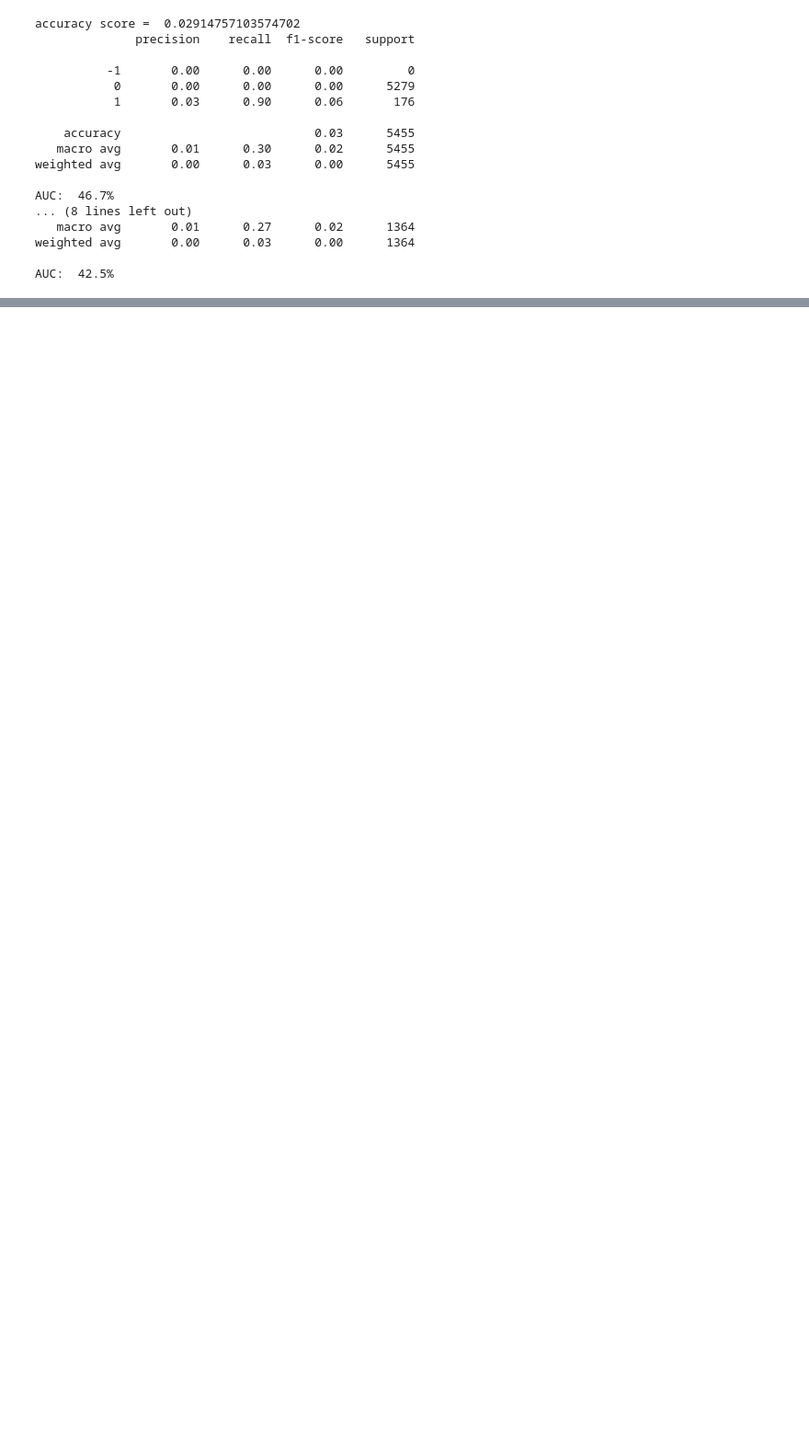
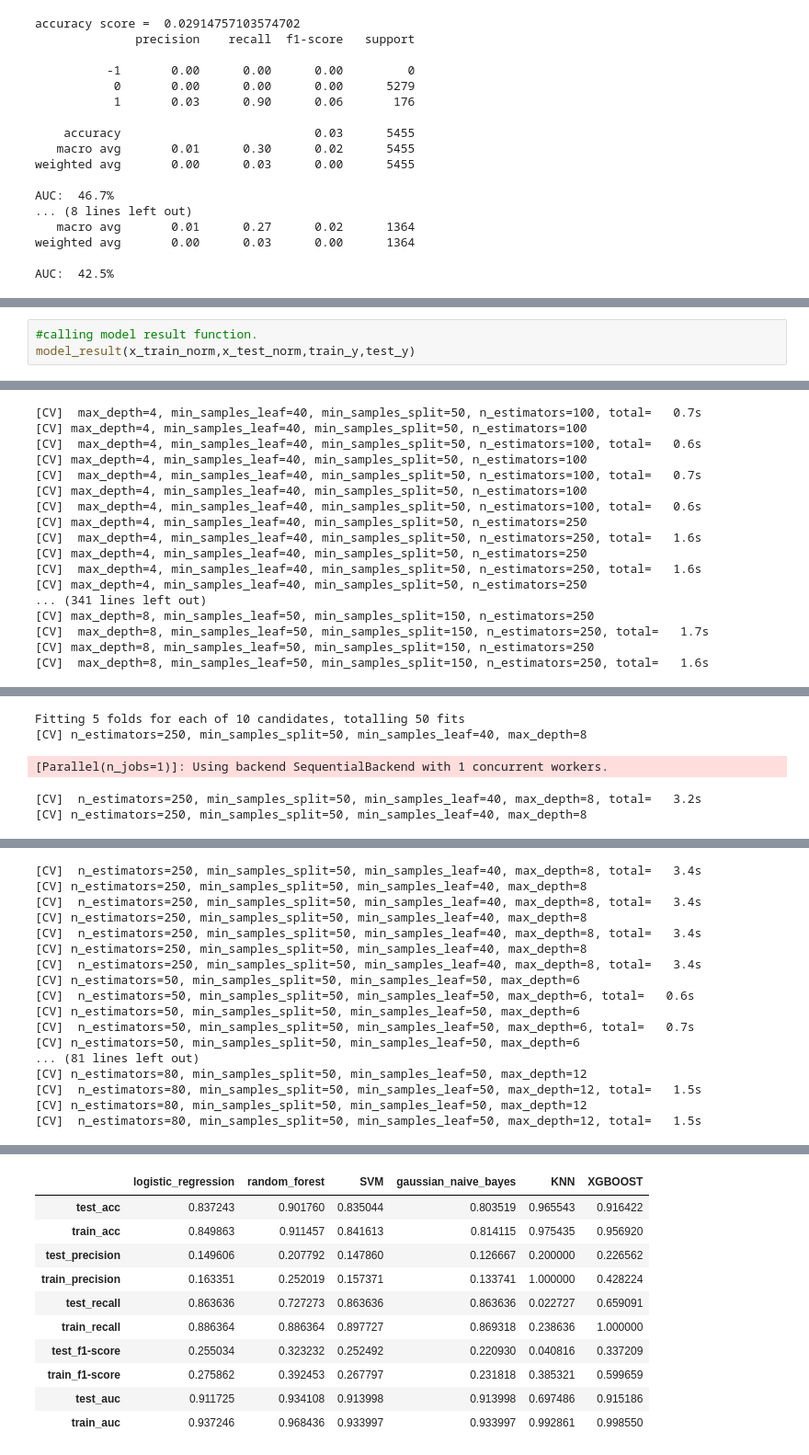
Before and after one commit to Sukruthr/Company-Bankruptcy-Prediction, a Jupyter notebook: COMPANY_BANKRUPTCY_PREDICTION_(_Final_TeamNotebook_).ipynb, the cells around one changed output, grey strips where cells are left out. Shown at 92% size. Drawn from its saved outputs; the diff is of its cells as text; blank space fills up the shorter version.

Commit message:
Model Building after feature reduction

```diff
--- a/COMPANY_BANKRUPTCY_PREDICTION_(_Final_TeamNotebook_).ipynb
+++ b/COMPANY_BANKRUPTCY_PREDICTION_(_Final_TeamNotebook_).ipynb
@@ -1094,0 +1099,4 @@ AUC:  42.5%
+# %%
+#calling model result function.
+model_result(x_train_norm,x_test_norm,train_y,test_y)
+# %% [output]
@@ -1094,0 +1109,17 @@ AUC:  42.5%
+[CV]  max_depth=4, min_samples_leaf=40, min_samples_split=50, n_estimators=100, total=   0.7s
+[CV] max_depth=4, min_samples_leaf=40, min_samples_split=50, n_estimators=100
+[CV]  max_depth=4, min_samples_leaf=40, min_samples_split=50, n_estimators=100, total=   0.6s
+[CV] max_depth=4, min_samples_leaf=40, min_samples_split=50, n_estimators=100
+[CV]  max_depth=4, min_samples_leaf=40, min_samples_split=50, n_estimators=100, total=   0.7s
+[CV] max_depth=4, min_samples_leaf=40, min_samples_split=50, n_estimators=100
+[CV]  max_depth=4, min_samples_leaf=40, min_samples_split=50, n_estimators=100, total=   0.6s
+[CV] max_depth=4, min_samples_leaf=40, min_samples_split=50, n_estimators=250
+[CV]  max_depth=4, min_samples_leaf=40, min_samples_split=50, n_estimators=250, total=   1.6s
+[CV] max_depth=4, min_samples_leaf=40, min_samples_split=50, n_estimators=250
+[CV]  max_depth=4, min_samples_leaf=40, min_samples_split=50, n_estimators=250, total=   1.6s
+[CV] max_depth=4, min_samples_leaf=40, min_samples_split=50, n_estimators=250
+... (341 lines left out)
+[CV] max_depth=8, min_samples_leaf=50, min_samples_split=150, n_estimators=250
+[CV]  max_depth=8, min_samples_leaf=50, min_samples_split=150, n_estimators=250, total=   1.7s
+[CV] max_depth=8, min_samples_leaf=50, min_samples_split=150, n_estimators=250
+[CV]  max_depth=8, min_samples_leaf=50, min_samples_split=150, n_estimators=250, total=   1.6s
@@ -1094,0 +1127,5 @@ AUC:  42.5%
+Fitting 5 folds for each of 10 candidates, totalling 50 fits
+[CV] n_estimators=250, min_samples_split=50, min_samples_leaf=40, max_depth=8
+[Parallel(n_jobs=1)]: Using backend SequentialBackend with 1 concurrent workers.
+[CV]  n_estimators=250, min_samples_split=50, min_samples_leaf=40, max_depth=8, total=   3.2s
+[CV] n_estimators=250, min_samples_split=50, min_samples_leaf=40, max_depth=8
@@ -1094,0 +1133,17 @@ AUC:  42.5%
+[CV]  n_estimators=250, min_samples_split=50, min_samples_leaf=40, max_depth=8, total=   3.4s
+[CV] n_estimators=250, min_samples_split=50, min_samples_leaf=40, max_depth=8
+[CV]  n_estimators=250, min_samples_split=50, min_samples_leaf=40, max_depth=8, total=   3.4s
+[CV] n_estimators=250, min_samples_split=50, min_samples_leaf=40, max_depth=8
+[CV]  n_estimators=250, min_samples_split=50, min_samples_leaf=40, max_depth=8, total=   3.4s
+[CV] n_estimators=250, min_samples_split=50, min_samples_leaf=40, max_depth=8
+[CV]  n_estimators=250, min_samples_split=50, min_samples_leaf=40, max_depth=8, total=   3.4s
+[CV] n_estimators=50, min_samples_split=50, min_samples_leaf=50, max_depth=6
+[CV]  n_estimators=50, min_samples_split=50, min_samples_leaf=50, max_depth=6, total=   0.6s
+[CV] n_estimators=50, min_samples_split=50, min_samples_leaf=50, max_depth=6
+[CV]  n_estimators=50, min_samples_split=50, min_samples_leaf=50, max_depth=6, total=   0.7s
+[CV] n_estimators=50, min_samples_split=50, min_samples_leaf=50, max_depth=6
+... (81 lines left out)
+[CV] n_estimators=80, min_samples_split=50, min_samples_leaf=50, max_depth=12
+[CV]  n_estimators=80, min_samples_split=50, min_samples_leaf=50, max_depth=12, total=   1.5s
+[CV] n_estimators=80, min_samples_split=50, min_samples_leaf=50, max_depth=12
+[CV]  n_estimators=80, min_samples_split=50, min_samples_leaf=50, max_depth=12, total=   1.5s
@@ -1094,0 +1151,11 @@ AUC:  42.5%
+|  | logistic_regression | random_forest | SVM | gaussian_naive_bayes | KNN | XGBOOST |
+| test_acc | 0.837243 | 0.901760 | 0.835044 | 0.803519 | 0.965543 | 0.916422 |
+| train_acc | 0.849863 | 0.911457 | 0.841613 | 0.814115 | 0.975435 | 0.956920 |
+| test_precision | 0.149606 | 0.207792 | 0.147860 | 0.126667 | 0.200000 | 0.226562 |
+| train_precision | 0.163351 | 0.252019 | 0.157371 | 0.133741 | 1.000000 | 0.428224 |
+| test_recall | 0.863636 | 0.727273 | 0.863636 | 0.863636 | 0.022727 | 0.659091 |
+| train_recall | 0.886364 | 0.886364 | 0.897727 | 0.869318 | 0.238636 | 1.000000 |
+| test_f1-score | 0.255034 | 0.323232 | 0.252492 | 0.220930 | 0.040816 | 0.337209 |
+| train_f1-score | 0.275862 | 0.392453 | 0.267797 | 0.231818 | 0.385321 | 0.599659 |
+| test_auc | 0.911725 | 0.934108 | 0.913998 | 0.913998 | 0.697486 | 0.915186 |
+| train_auc | 0.937246 | 0.968436 | 0.933997 | 0.933997 | 0.992861 | 0.998550 |
```
Also changed, not shown: parts of 3 cells of this notebook.
